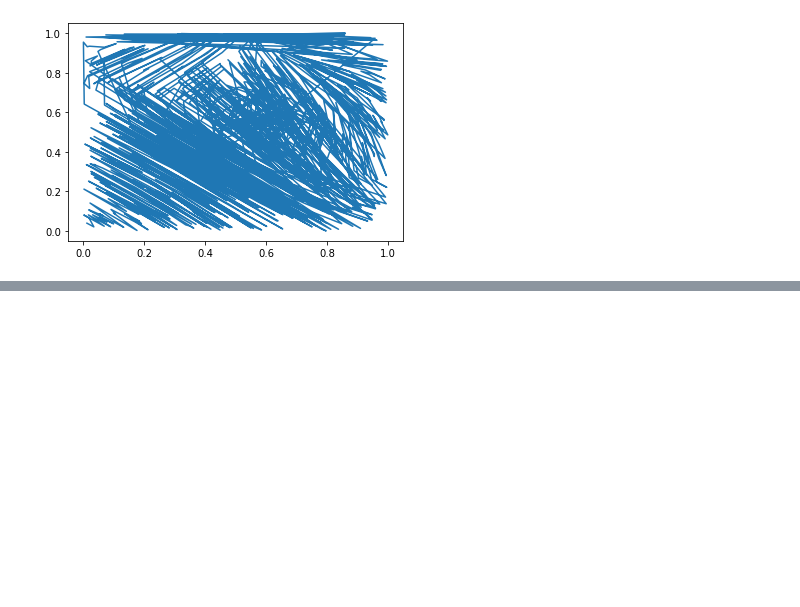
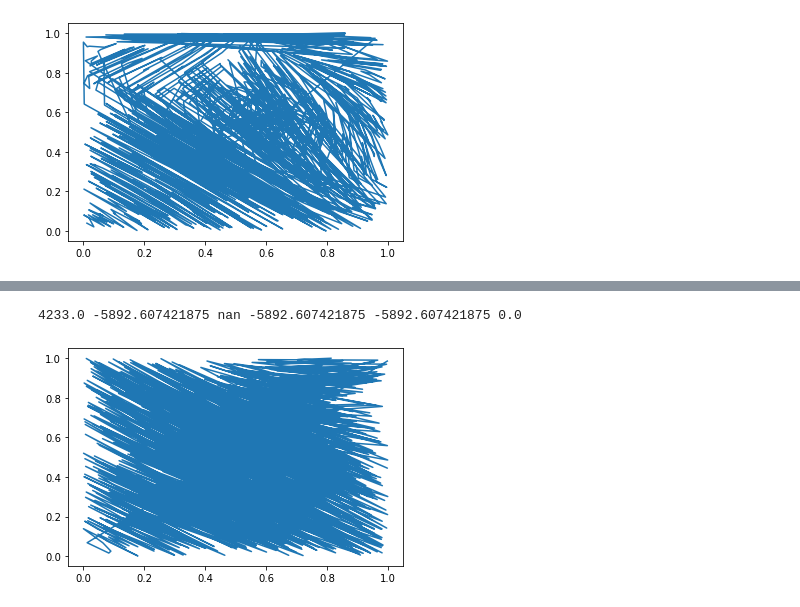
Before and after one commit to lucashuysmans/CMI-External-Project, a Jupyter notebook: Delaunay Transformer/Plot50.ipynb, the cells around one changed output, grey strips where cells are left out. Cells and saved outputs as stored; diff of their text form; code cells hidden in the pictures; blank space fills up the shorter version.

```diff
--- a/Delaunay Transformer/Plot50.ipynb
+++ b/Delaunay Transformer/Plot50.ipynb
@@ -483,0 +494,10 @@ plt.savefig('2D_1000points_untrained')
+# %%
+evaluate(1, 1003, 1, 1)
+import matplotlib.pyplot as plt
+points = env.points.to("cpu").numpy() #[1, npoints, 2]
+order = env.points_sequence.to("cpu").numpy() #[1, npoints]
+plt.plot(points[0, order[0,:], 0], points[0, order[0,:], 1])
+plt.savefig('2D_1000points_untrained3')
+# %% [output]
+4233.0 -5892.607421875 nan -5892.607421875 -5892.607421875 0.0
+[figure, added]
```
Also changed, not shown: parts of 6 cells of this notebook, 18 other files.
